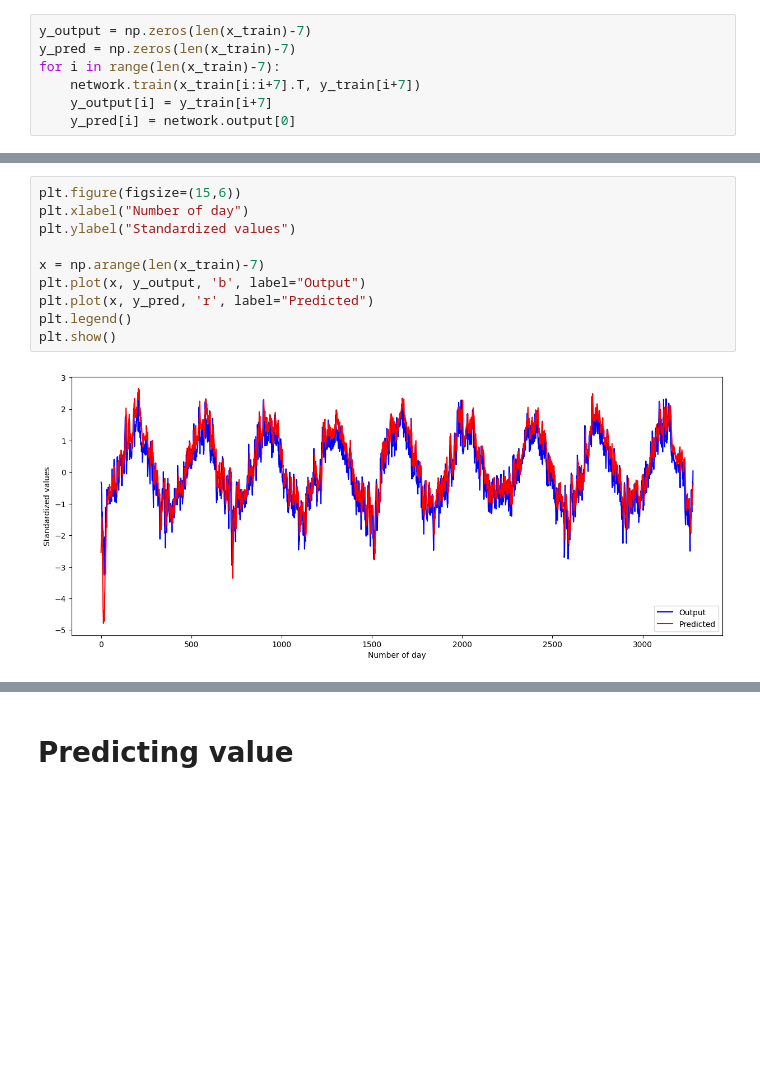
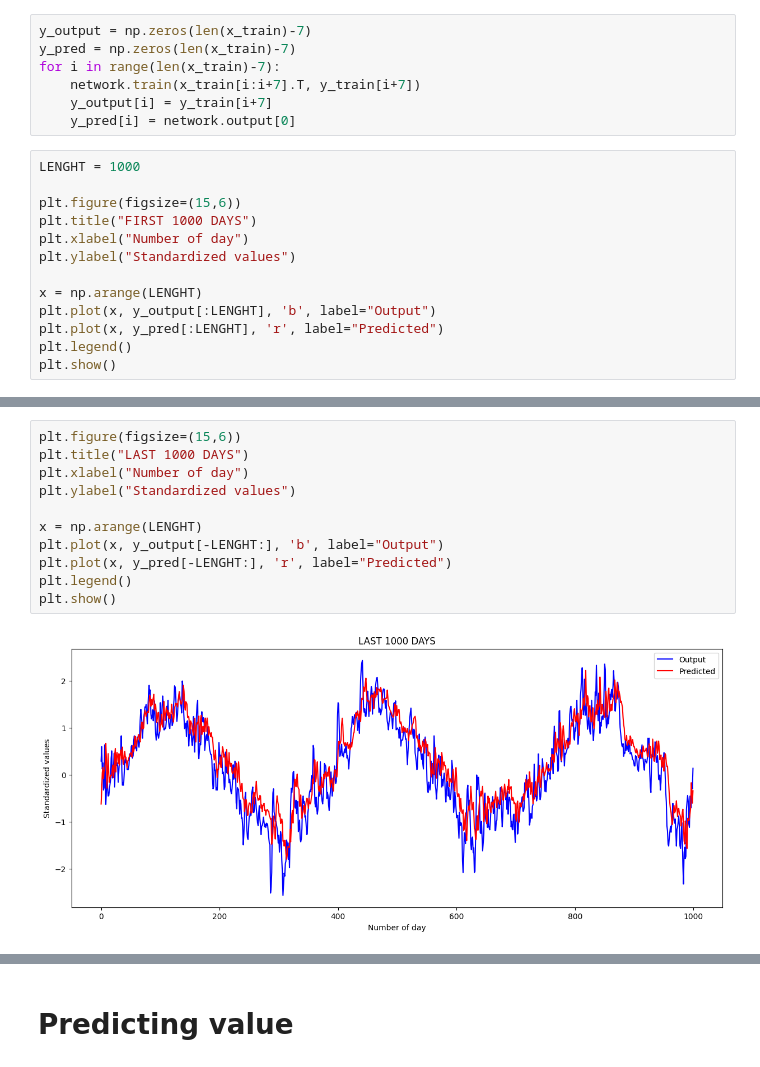
Before and after one commit to mikitomi21/Weather_Prediction, a Jupyter notebook: pres_NeuralNetwork.ipynb, the cells around one changed output, grey strips where cells are left out. Saved outputs shown, nothing was run; the diff lists cells and outputs as text; blank space fills up the shorter version.

```diff
--- a/pres_NeuralNetwork.ipynb
+++ b/pres_NeuralNetwork.ipynb
@@ -22,3 +22,16 @@ for i in range(len(x_train)-7):
     network.train(x_train[i:i+7].T, y_train[i+7])
     y_output[i] = y_train[i+7]
     y_pred[i] = network.output[0]
+# %%
+LENGHT = 1000
+
+plt.figure(figsize=(15,6))
+plt.title("FIRST 1000 DAYS")
+plt.xlabel("Number of day")
+plt.ylabel("Standardized values")
+
+x = np.arange(LENGHT)
+plt.plot(x, y_output[:LENGHT], 'b', label="Output")
+plt.plot(x, y_pred[:LENGHT], 'r', label="Predicted")
+plt.legend()
+plt.show()
@@ -25,15 +40,16 @@ for i in range(len(x_train)-7):
 # %%
 plt.figure(figsize=(15,6))
+plt.title("LAST 1000 DAYS")
 plt.xlabel("Number of day")
 plt.ylabel("Standardized values")
 
-x = np.arange(len(x_train)-7)
-plt.plot(x, y_output, 'b', label="Output")
-plt.plot(x, y_pred, 'r', label="Predicted")
+x = np.arange(LENGHT)
+plt.plot(x, y_output[-LENGHT:], 'b', label="Output")
+plt.plot(x, y_pred[-LENGHT:], 'r', label="Predicted")
 plt.legend()
 plt.show()
 # %% [output]
-[figure, old version]
+[figure, new version]
 # %%
 print(f"MSE: {network.mse(y_output, y_pred)}")
 print(f"MAE: {network.mae(y_output, y_pred)}")
```
Also changed, not shown: parts of 3 cells of this notebook, 1 other file.
